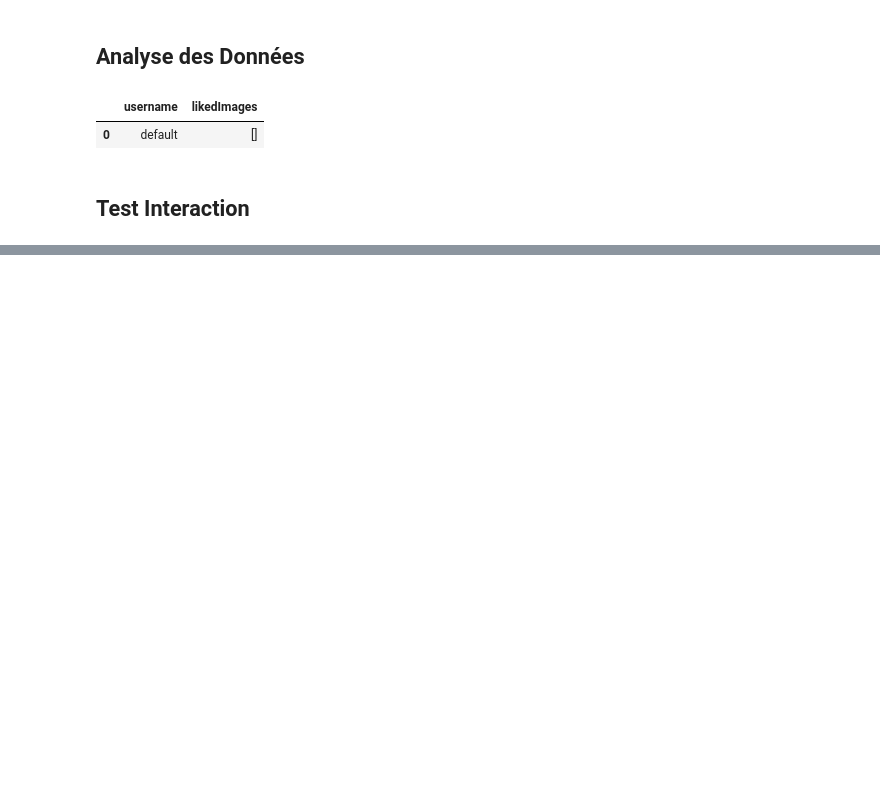
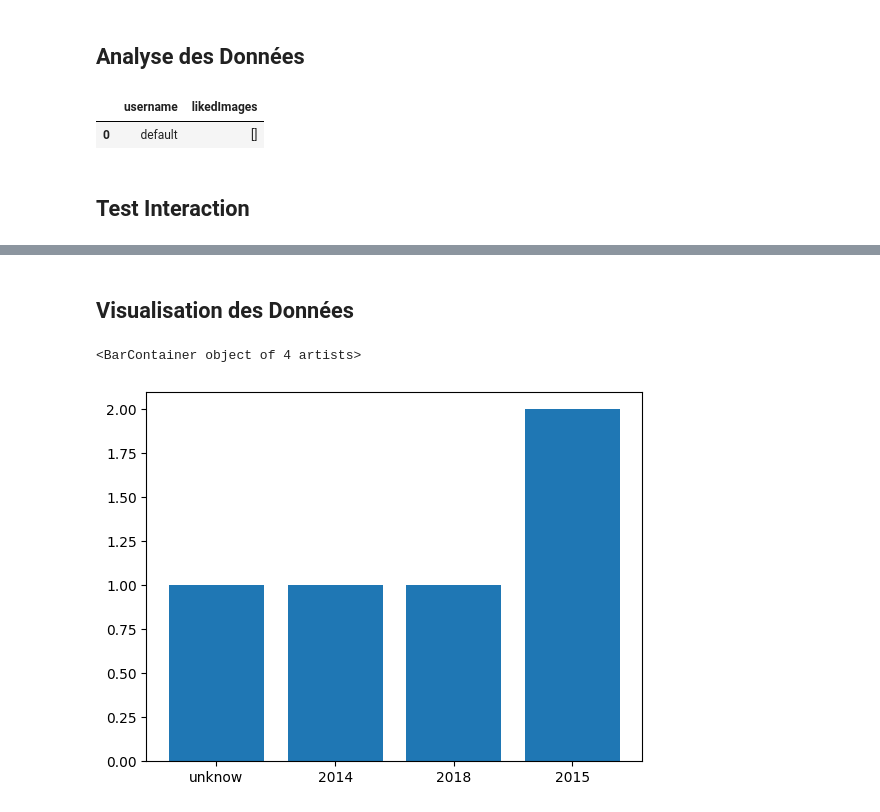
Before and after one commit to hugues-boisdon/DataMining2024, a Jupyter notebook: projet.ipynb, the cells around one changed output, grey strips where cells are left out. Saved outputs shown, nothing was run; the diff lists cells and outputs as text; code cells hidden in the pictures; blank space fills up the shorter version.

Commit message:
v13 - visualisation de données

```diff
--- a/projet.ipynb
+++ b/projet.ipynb
@@ -209,0 +211,27 @@ HBox(children=(Box(children=(Box(children=(Image(value=b'\xff\xd8\xff\xe0\x00\x1
+# %% [markdown]
+## Visualisation des Données
+# %%
+dataframe = jsonToDataframe(dataPath)
+
+criteria = 'year'
+categories = ['unknow']
+cardinals  = [0]
+
+
+for i in range(len(dataframe.index)):
+    date = dataframe._get_value(i,'date')
+    if date != None:
+        year = date.split(':')[0].strip()
+        if year in categories:
+            cardinals[categories.index(year)] += 1
+        else:
+            categories.append(year)
+            cardinals.append(1)
+    else:
+        cardinals[0] += 1
+
+
+plt.bar(categories, cardinals)
+# %% [output]
+<BarContainer object of 4 artists>
+[figure, added]
```
Also changed, not shown: parts of 6 cells of this notebook, 1 other file.
